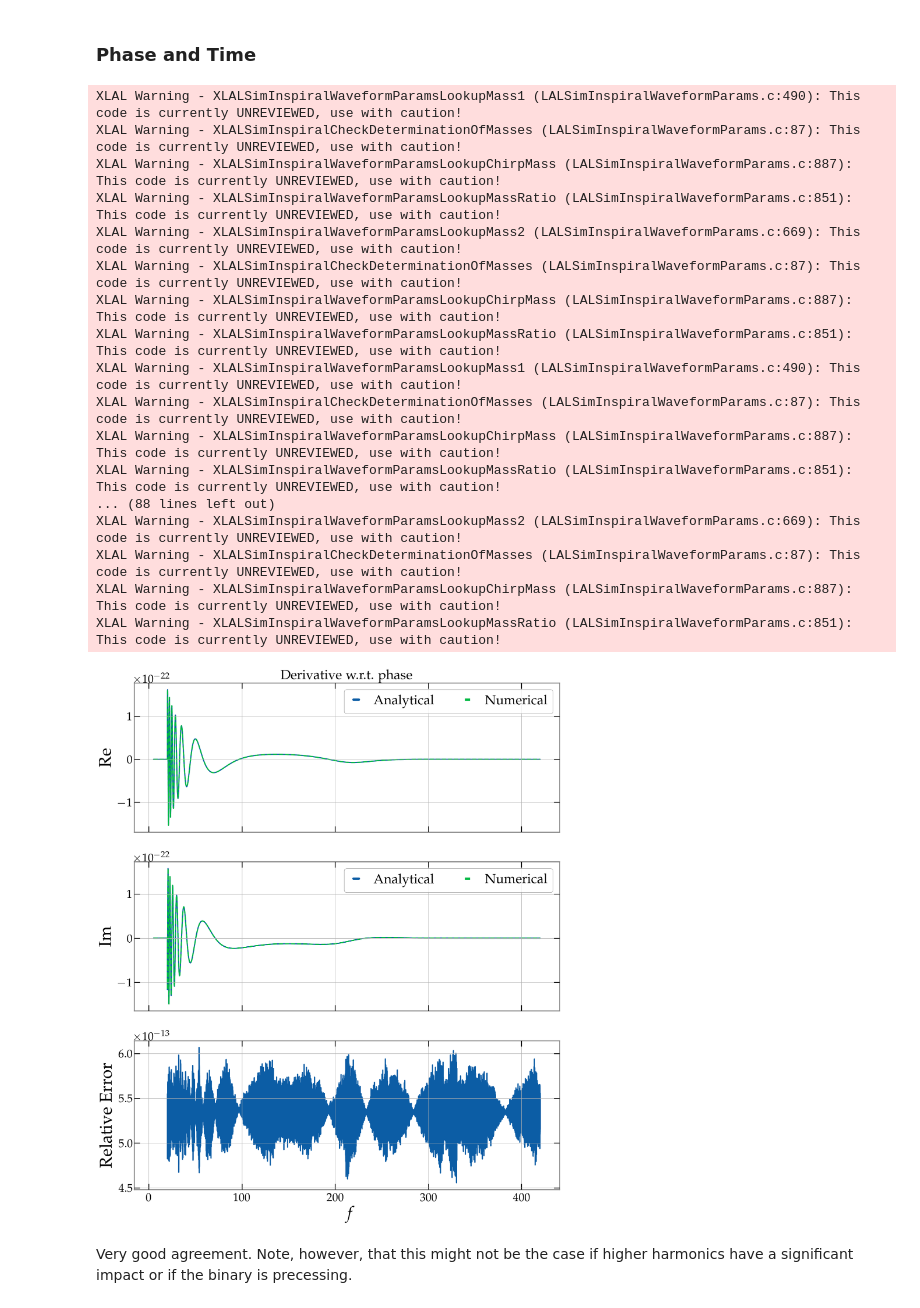
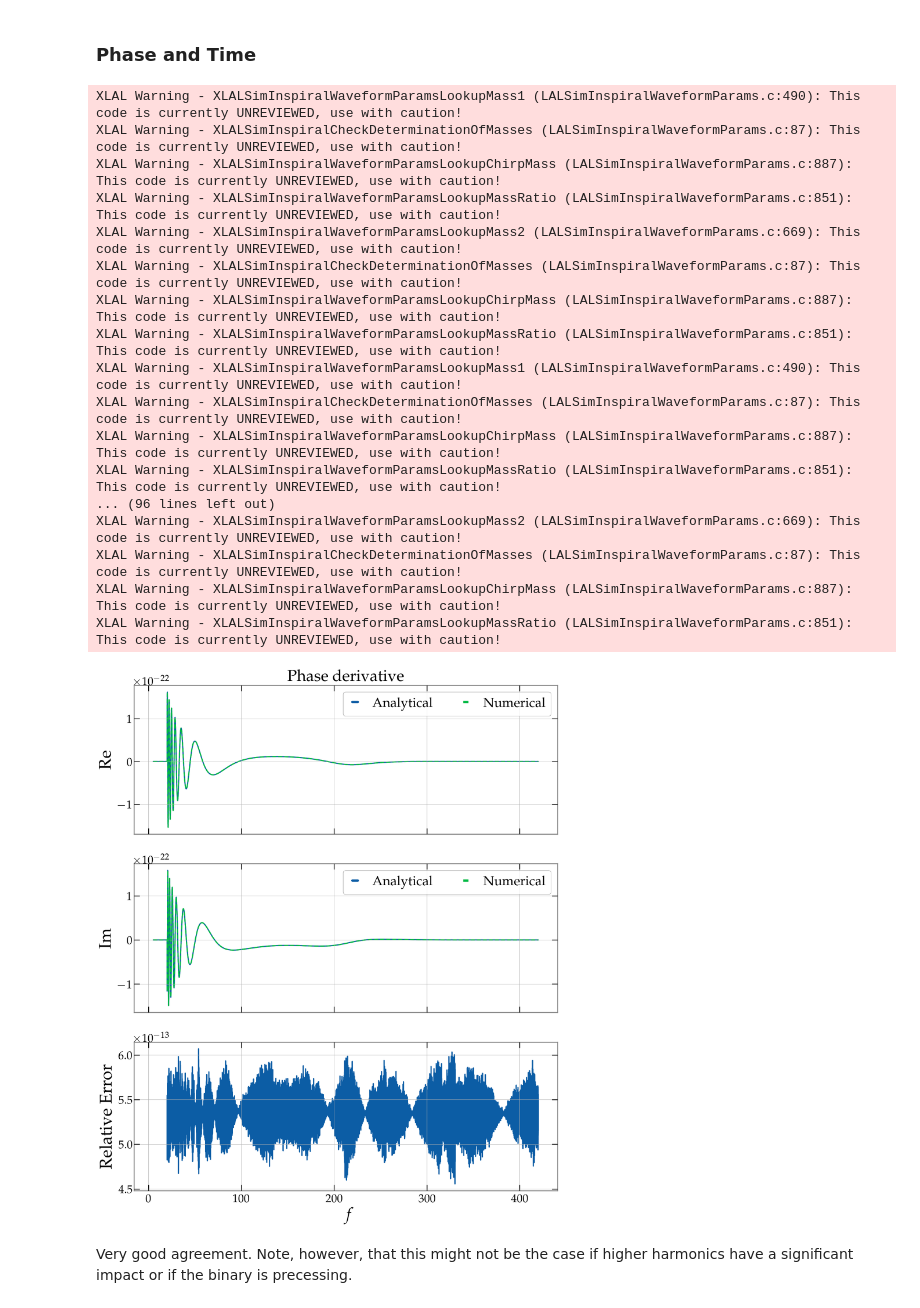
Before and after one commit to MaxMelching/gw-signal-tools, a Jupyter notebook: docs/tutorials/derivative_tests.ipynb, the cells around one changed output. Saved outputs shown, nothing was run; the diff lists cells and outputs as text; code cells hidden in the pictures.

```diff
--- a/docs/tutorials/derivative_tests.ipynb
+++ b/docs/tutorials/derivative_tests.ipynb
@@ -281,14 +326,13 @@ waveform = wf_generator(wf_params)
 ana_deriv_time = waveform * -1j * 2. * np.pi * waveform.frequencies
 ana_deriv_phase = waveform * 2j
 
-num_deriv_phase, info_dict_phase = get_waveform_derivative_1D_with_convergence(
+deriv_phase = WaveformDerivative(
     wf_params,
     'phi_ref',
-    wf_generator,
-    convergence_check='diff_norm',
-    return_info=True,
+    wf_generator
 )
-plt.close()
+
+num_deriv_phase, info_dict_phase = deriv_phase(), deriv_phase.deriv_info
 # %% [output]
 XLAL Warning - XLALSimInspiralWaveformParamsLookupMass1 (LALSimInspiralWaveformParams.c:490): This code is currently UNREVIEWED, use with caution!
 XLAL Warning - XLALSimInspiralCheckDeterminationOfMasses (LALSimInspiralWaveformParams.c:87): This code is currently UNREVIEWED, use with caution!
@@ -302,7 +346,7 @@ XLAL Warning - XLALSimInspiralWaveformParamsLookupMass1 (LALSimInspiralWaveformP
 XLAL Warning - XLALSimInspiralCheckDeterminationOfMasses (LALSimInspiralWaveformParams.c:87): This code is currently UNREVIEWED, use with caution!
 XLAL Warning - XLALSimInspiralWaveformParamsLookupChirpMass (LALSimInspiralWaveformParams.c:887): This code is currently UNREVIEWED, use with caution!
 XLAL Warning - XLALSimInspiralWaveformParamsLookupMassRatio (LALSimInspiralWaveformParams.c:851): This code is currently UNREVIEWED, use with caution!
-... (88 lines left out)
+... (96 lines left out)
 XLAL Warning - XLALSimInspiralWaveformParamsLookupMass2 (LALSimInspiralWaveformParams.c:669): This code is currently UNREVIEWED, use with caution!
 XLAL Warning - XLALSimInspiralCheckDeterminationOfMasses (LALSimInspiralWaveformParams.c:87): This code is currently UNREVIEWED, use with caution!
 XLAL Warning - XLALSimInspiralWaveformParamsLookupChirpMass (LALSimInspiralWaveformParams.c:887): This code is currently UNREVIEWED, use with caution!
@@ -310,32 +354,48 @@ XLAL Warning - XLALSimInspiralWaveformParamsLookupMassRatio (LALSimInspiralWavef
 # %%
 f_range=[5.*u.Hz, 420.*u.Hz]
 
 
 fig, ax = plt.subplots(figsize=(20,24), nrows=3, sharex=True)
 
-ax[0].plot(ana_deriv_phase.crop(start=f_range[0], end=f_range[1]).real, label='Analytical')
-ax[0].plot(num_deriv_phase.crop(start=f_range[0], end=f_range[1]).real, '--', label='Numerical')
+ax[0].plot(
+    ana_deriv_phase.crop(start=f_range[0], end=f_range[1]).real,
+    label='Analytical'
+)
+ax[0].plot(
+    num_deriv_phase.crop(start=f_range[0], end=f_range[1]).real,
+    '--',
+    label='Numerical'
+)
 
 
-ax[1].plot(ana_deriv_phase.crop(start=f_range[0], end=f_range[1]).imag, label='Analytical')
-ax[1].plot(num_deriv_phase.crop(start=f_range[0], end=f_range[1]).imag, '--', label='Numerical')
+ax[1].plot(
+    ana_deriv_phase.crop(start=f_range[0], end=f_range[1]).imag,
+    label='Analytical'
+)
+ax[1].plot(
+    num_deriv_phase.crop(start=f_range[0], end=f_range[1]).imag,
+    '--',
+    label='Numerical'
+)
 
 
-ax[2].plot(((ana_deriv_phase - num_deriv_phase) / ana_deriv_phase).abs().crop(start=f_range[0], end=f_range[1]))
+ax[2].plot(
+    ((ana_deriv_phase - num_deriv_phase) / ana_deriv_phase).abs().crop(start=f_range[0], end=f_range[1])
+)
 
 
 ax[0].legend(ncols=2)
 ax[1].legend(ncols=2)
-ax[0].set_title('Derivative w.r.t. phase')
+ax[0].set_title('Phase derivative')
 ax[0].set_ylabel('Re')
 ax[1].set_ylabel('Im')
 ax[2].set_ylabel('Relative Error')
 plt.xlabel('$f$')
 # plt.xlim(5, 100)
 
 plt.show()
 # %% [output]
-[figure, old version]
+[figure, new version]
 # %% [markdown]
 Very good agreement. Note, however, that this might not be the case if higher harmonics have a significant impact or if the binary is precessing.
 # %%
```
Also changed, not shown: parts of 24 cells of this notebook, 2 other files.
